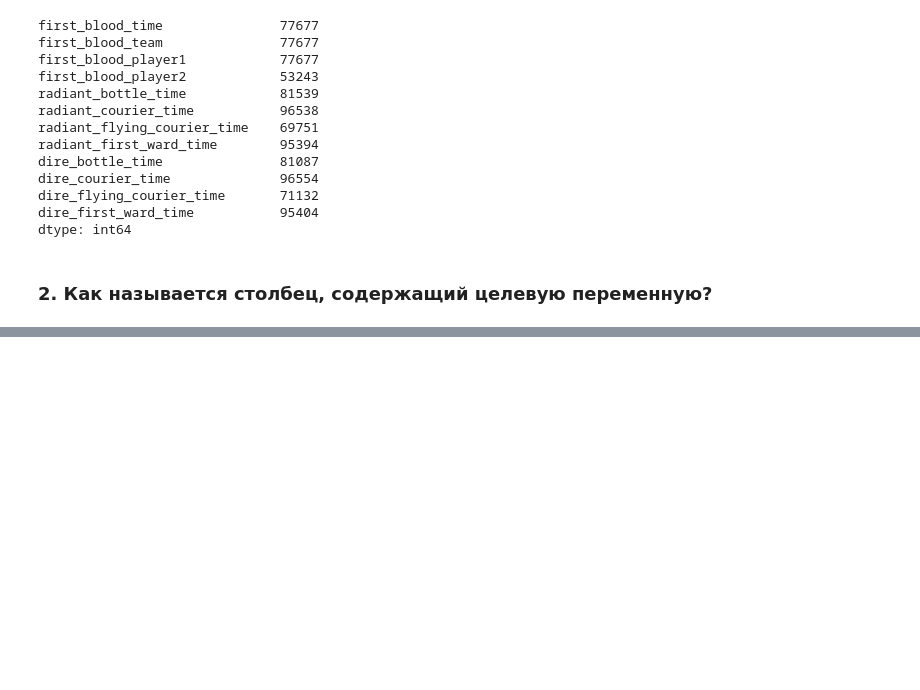
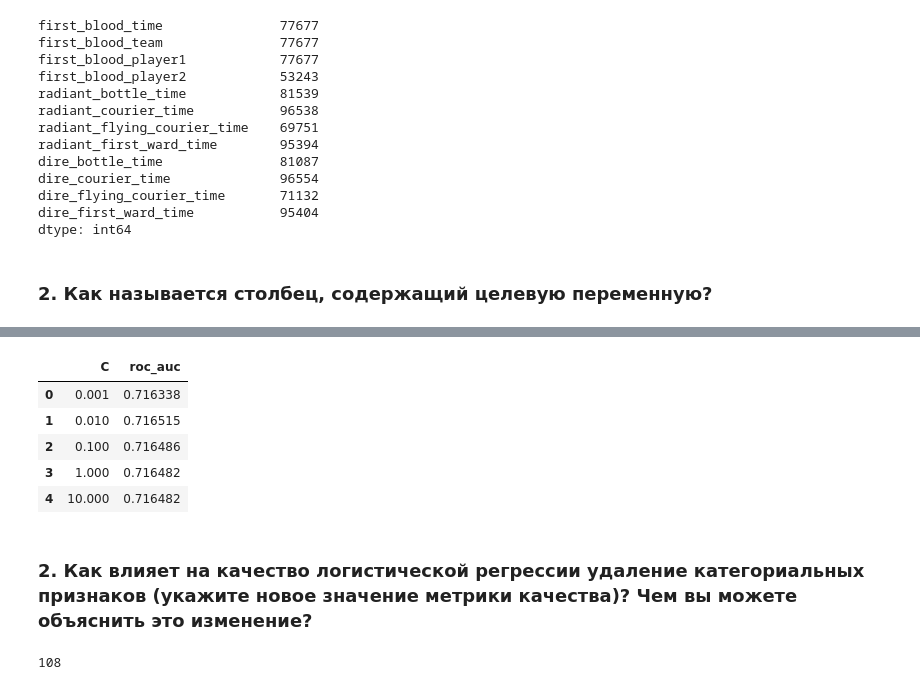
Before and after one commit to dskozlov/coursera, a Jupyter notebook: Introduction to machinelearning/Week 7/Final Task Dota.ipynb, the cells around one changed output, grey strips where cells are left out. Cells and saved outputs as stored; diff of their text form; code cells hidden in the pictures; blank space fills up the shorter version.

```diff
--- a/Introduction to machinelearning/Week 7/Final Task Dota.ipynb
+++ b/Introduction to machinelearning/Week 7/Final Task Dota.ipynb
@@ -97,0 +146,15 @@ df2.head()
+# %%
+X_no_categorial = X.drop(['lobby_type', 'r1_hero', 'r2_hero', 'r3_hero', 'r4_hero', 'r5_hero', 'd1_hero', 'd2_hero', 'd3_hero', 'd4_hero', 'd5_hero'], axis=1)
+# %%
+X_no_catehorial_scaled = scaler.fit_transform(X_no_categorial)
+# %%
+C_range = np.logspace(-3, 1, 5)
+results_log_reg = []
+
+for c in C_range:
+    log_reg = LogisticRegression(penalty='l2', C = c)
+
+    start_time = datetime.datetime.now()
+    result_log_reg = cross_val_score(estimator = log_reg, cv = 5,  X = X_no_catehorial_scaled, y = y, scoring = 'roc_auc')
+    results_log_reg.append([c, result_log_reg.mean()])
+    print ('Time elapsed:', datetime.datetime.now() - start_time)
@@ -97,0 +167,12 @@ df2.head()
+# %%
+res_log_reg=pd.DataFrame(results_log_reg, columns=['C','roc_auc'])
+res_log_reg
+# %% [output]
+|  | C | roc_auc |
+| 0 | 0.001 | 0.716338 |
+| 1 | 0.010 | 0.716515 |
+| 2 | 0.100 | 0.716486 |
+| 3 | 1.000 | 0.716482 |
+| 4 | 10.000 | 0.716482 |
+# %% [markdown]
+### 2.  Как влияет на качество логистической регрессии удаление категориальных признаков (укажите новое значение метрики качества)? Чем вы можете объяснить это изменение?
@@ -97,0 +189,5 @@ df2.head()
+# %%
+# Количество героев
+len(set(heroes))
+# %% [output]
+108
```
Also changed, not shown: parts of 34 cells of this notebook, 1 other file.
